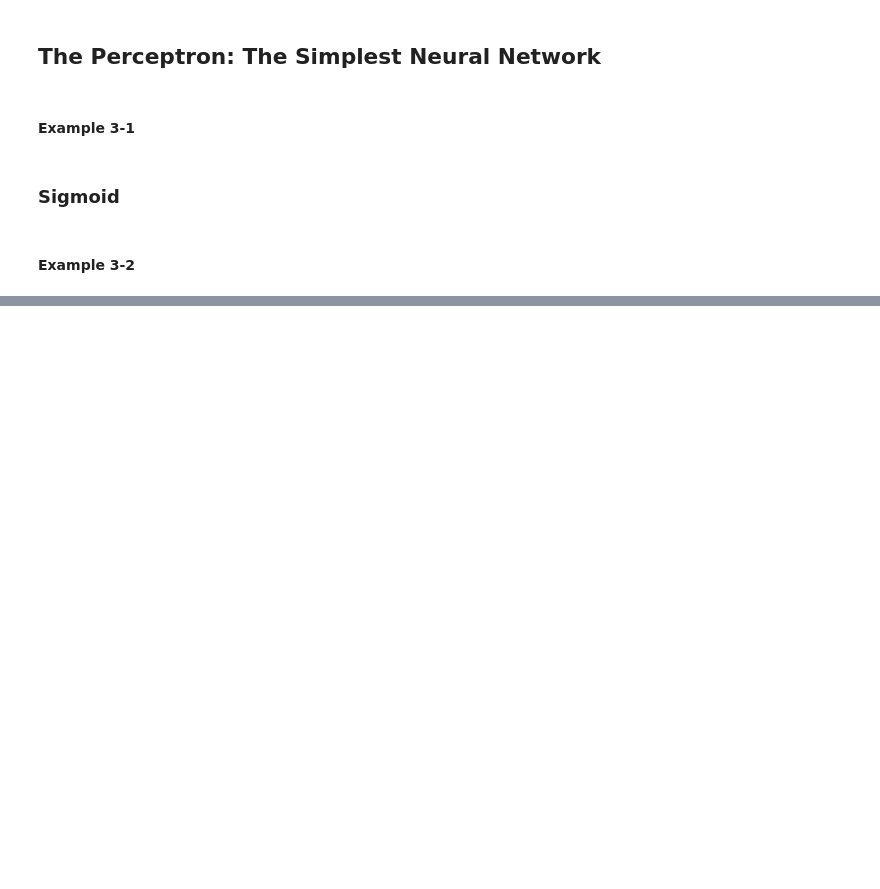
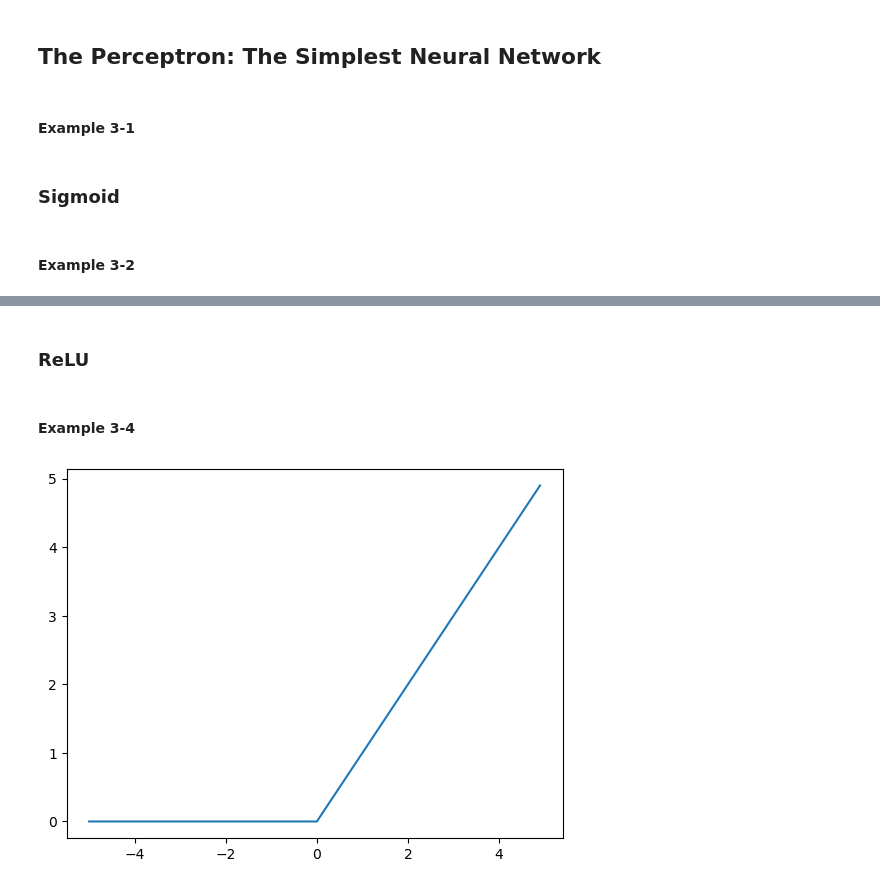
Before and after one commit to ciioprof0/PyTorchNLPBook, a Jupyter notebook: chapters/chapter_3/examples_3.ipynb, the cells around one changed output, grey strips where cells are left out. Saved outputs shown, nothing was run; the diff lists cells and outputs as text; code cells hidden in the pictures; blank space fills up the shorter version.

```diff
--- a/chapters/chapter_3/examples_3.ipynb
+++ b/chapters/chapter_3/examples_3.ipynb
@@ -61,0 +75,15 @@ plt.show()
+# %% [markdown]
+### ReLU
+# %% [markdown]
+#### Example 3-4
+# %%
+# Example 3-4. ReLU activation
+relu = torch.nn.ReLU()
+# Errata: Updated `torch.range()` to `torch.arange()` due to deprecation
+x = torch.arange(-5., 5., 0.1)
+y = relu(x)
+
+plt.plot(x.numpy(), y.numpy())
+plt.show()
+# %% [output]
+[figure, added]
```
Also changed, not shown: parts of 69 cells of this notebook, 10 other files.
